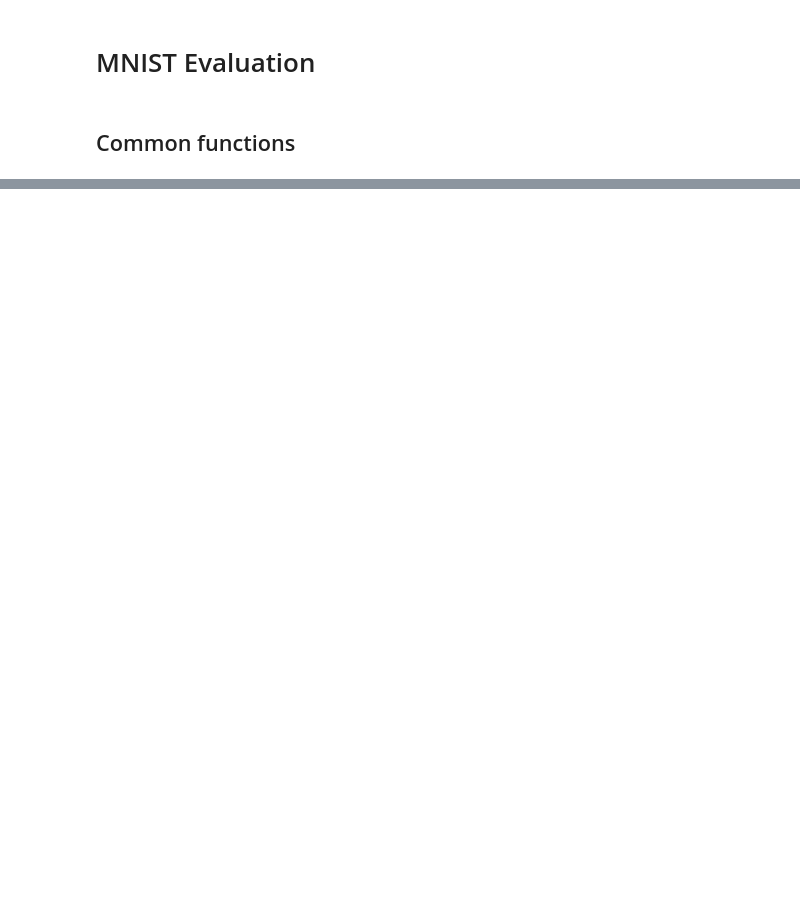
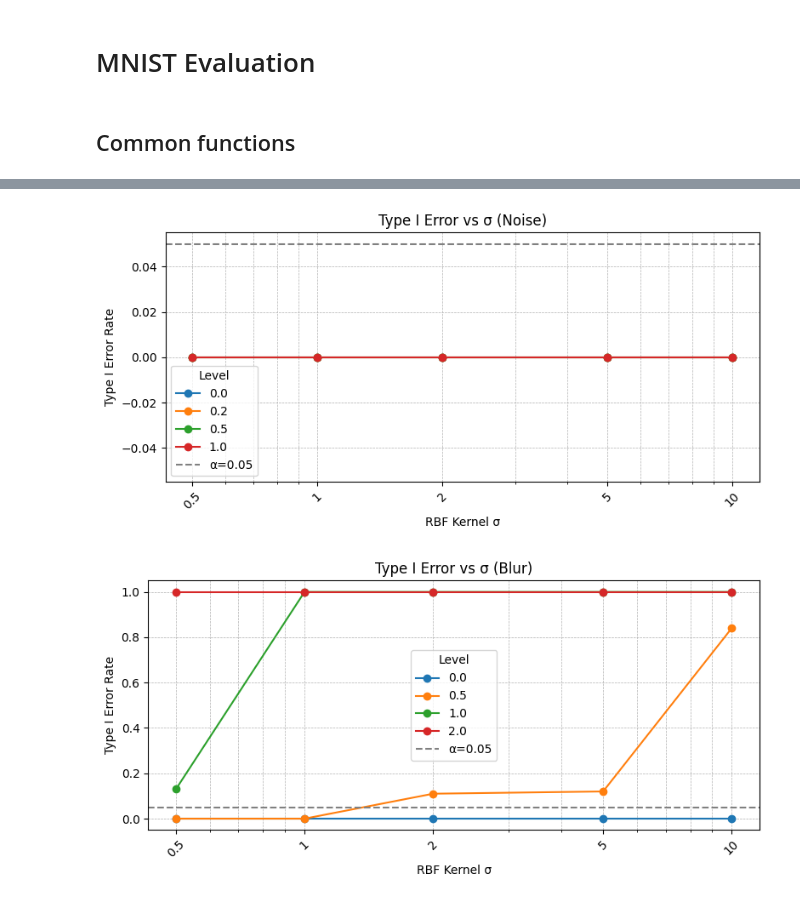
Before and after one commit to XuanjieLiu/Two-Test-Kernel, a Jupyter notebook: mnist_test.ipynb, the cells around one changed output, grey strips where cells are left out. Drawn from its saved outputs; the diff is of its cells as text; code cells hidden in the pictures; blank space fills up the shorter version.

```diff
--- a/mnist_test.ipynb
+++ b/mnist_test.ipynb
@@ -343,0 +551,8 @@ Observed MMD^2: 0.2001
+# %%
+# 绘图
+plot_type1_vs_sigma(sigmas, noise_stds, noise_res, title="Type I Error vs σ (Noise)")
+plot_type1_vs_sigma(sigmas, blur_sigmas, blur_res, title="Type I Error vs σ (Blur)")
+plt.show()
+# %% [output]
+[figure, added]
+[figure, added]
```
Also changed, not shown: parts of 26 cells of this notebook.
